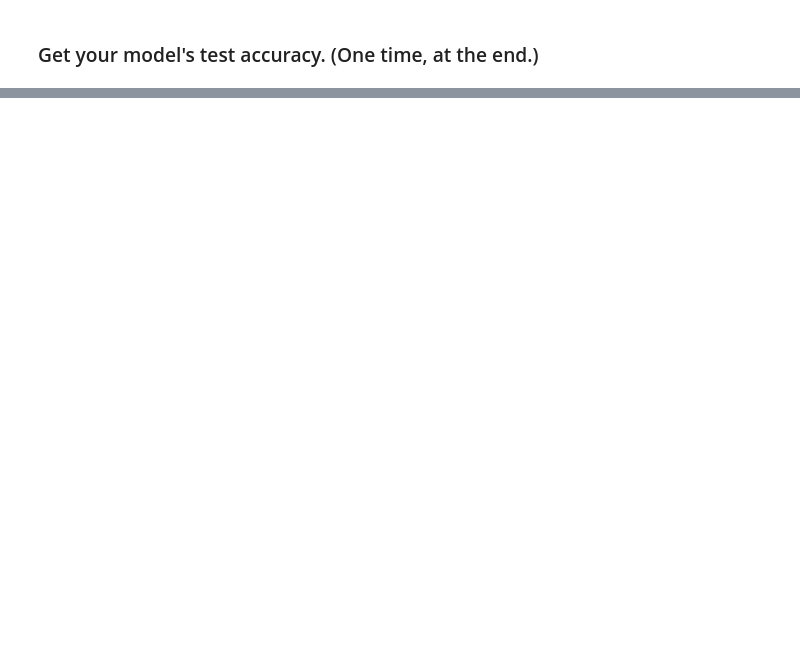
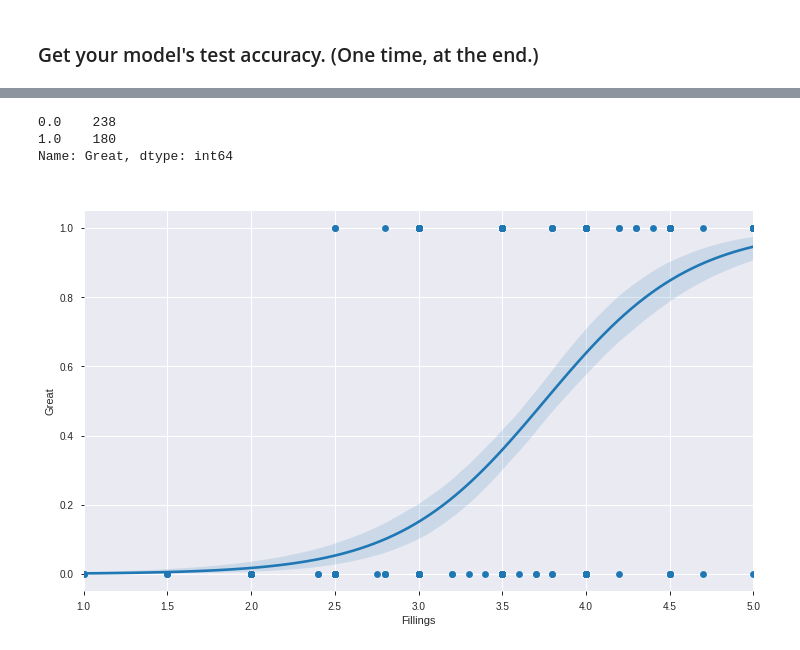
Before and after one commit to JenBanks8585/DS-Unit-2-Linear-Models, a Jupyter notebook: module4-logistic-regression/Jen_Banks_DS_214_assignment.ipynb, the cells around one changed output, grey strips where cells are left out. Drawn from its saved outputs; the diff is of its cells as text; code cells hidden in the pictures; blank space fills up the shorter version.

```diff
--- a/module4-logistic-regression/Jen_Banks_DS_214_assignment.ipynb
+++ b/module4-logistic-regression/Jen_Banks_DS_214_assignment.ipynb
@@ -515,0 +527,5 @@ y_pred = model.predict(X_test_scaled)
+# %%
+# Creating a DF between 'Fillings' and "Great" for graphing purposes
+
+fillings_df= pd.DataFrame([df['Fillings'] , df['Great']]).T. dropna()
+fillings_df.head()
@@ -515,0 +539,21 @@ y_pred = model.predict(X_test_scaled)
+# %%
+fillings_df['Great'].value_counts()
+# %% [output]
+0.0    238
+1.0    180
+Name: Great, dtype: int64
+# %%
+# Plotting Fillings Column and Great Column
+
+%matplotlib inline
+import seaborn as sns
+import matplotlib.pyplot as plt
+fig, ax = plt.subplots(figsize=(12,7))
+
+sns.scatterplot(fillings_df['Fillings'],fillings_df['Great'])
+sns.regplot(fillings_df['Fillings'],fillings_df['Great'], data=fillings_df, logistic=True)
+
+ax.set_title("Effect of Fillings on Burrito Greatness", fontdict={'color' : 'white', 'fontsize':20})
+fig.show()
+# %% [output]
+[figure, added]
```
Also changed, not shown: parts of 10 cells of this notebook.
